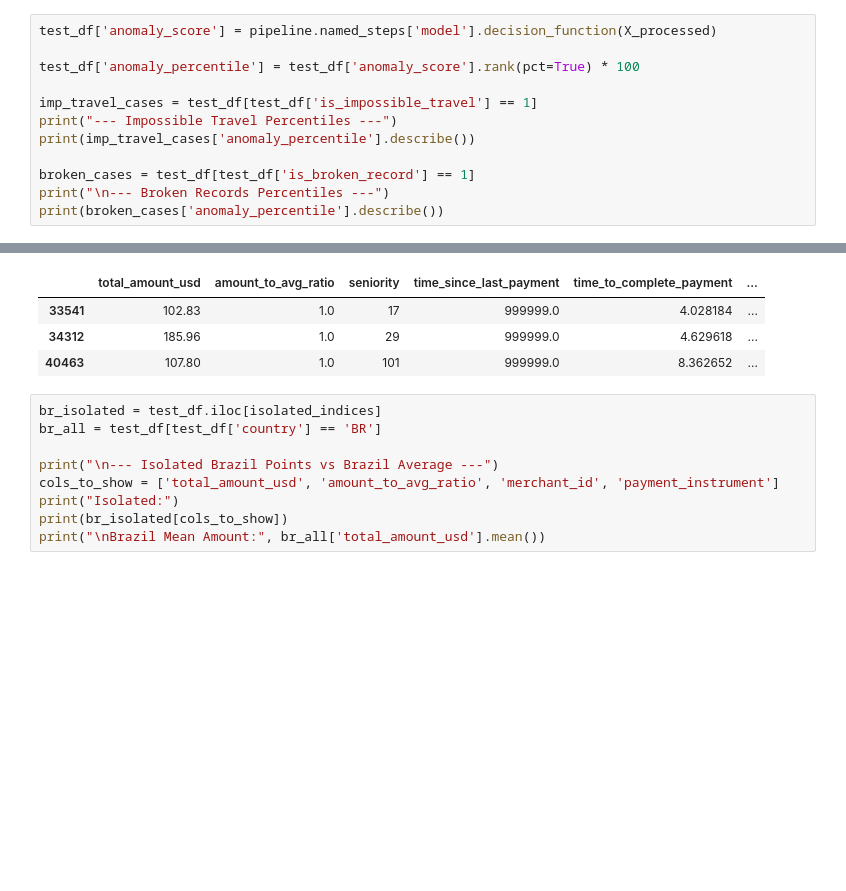
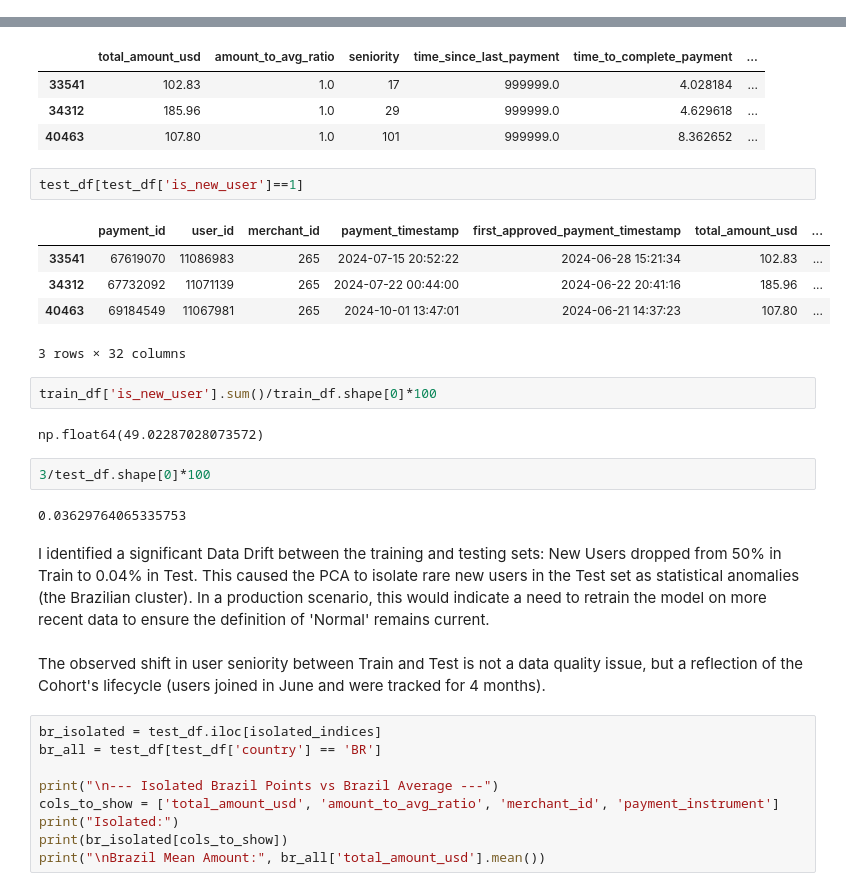
Before and after one commit to yaelmagen/fraud-detection, a Jupyter notebook: Nuvei_fraud.ipynb, the cells around one changed output, grey strips where cells are left out. Saved outputs shown, nothing was run; the diff lists cells and outputs as text; blank space fills up the shorter version.

```diff
--- a/Nuvei_fraud.ipynb
+++ b/Nuvei_fraud.ipynb
@@ -976,12 +959,0 @@ print(diff.head(5))
-# %%
-test_df['anomaly_score'] = pipeline.named_steps['model'].decision_function(X_processed)
-
-test_df['anomaly_percentile'] = test_df['anomaly_score'].rank(pct=True) * 100
-
-imp_travel_cases = test_df[test_df['is_impossible_travel'] == 1]
-print("--- Impossible Travel Percentiles ---")
-print(imp_travel_cases['anomaly_percentile'].describe())
-
-broken_cases = test_df[test_df['is_broken_record'] == 1]
-print("\n--- Broken Records Percentiles ---")
-print(broken_cases['anomaly_percentile'].describe())
@@ -1049,6 +1004,26 @@ display(test_df.iloc[isolated_indices][final_features])
 | 33541 | 102.83 | 1.0 | 17 | 999999.0 | 4.028184 | ... |
 | 34312 | 185.96 | 1.0 | 29 | 999999.0 | 4.629618 | ... |
 | 40463 | 107.80 | 1.0 | 101 | 999999.0 | 8.362652 | ... |
+# %%
+test_df[test_df['is_new_user']==1]
+# %% [output]
+|  | payment_id | user_id | merchant_id | payment_timestamp | first_approved_payment_timestamp | total_amount_usd | ... |
+| 33541 | 67619070 | 11086983 | 265 | 2024-07-15 20:52:22 | 2024-06-28 15:21:34 | 102.83 | ... |
+| 34312 | 67732092 | 11071139 | 265 | 2024-07-22 00:44:00 | 2024-06-22 20:41:16 | 185.96 | ... |
+| 40463 | 69184549 | 11067981 | 265 | 2024-10-01 13:47:01 | 2024-06-21 14:37:23 | 107.80 | ... |
+3 rows × 32 columns
+# %%
+train_df['is_new_user'].sum()/train_df.shape[0]*100
+# %% [output]
+np.float64(49.02287028073572)
+# %%
+3/test_df.shape[0]*100
+# %% [output]
+0.03629764065335753
+# %% [markdown]
+I identified a significant Data Drift between the training and testing sets: New Users dropped from 50% in Train to 0.04% in Test. This caused the PCA to isolate rare new users in the Test set as statistical anomalies (the Brazilian cluster). In a production scenario, this would indicate a need to retrain the model on more recent data to ensure the definition of 'Normal' remains current.
+# %% [markdown]
+The observed shift in user seniority between Train and Test is not a data quality issue, but a reflection of the Cohort's lifecycle (users joined in June and were tracked for 4 months).
 # %%
 br_isolated = test_df.iloc[isolated_indices]
 br_all = test_df[test_df['country'] == 'BR']
```
Also changed, not shown: parts of 61 cells of this notebook.
